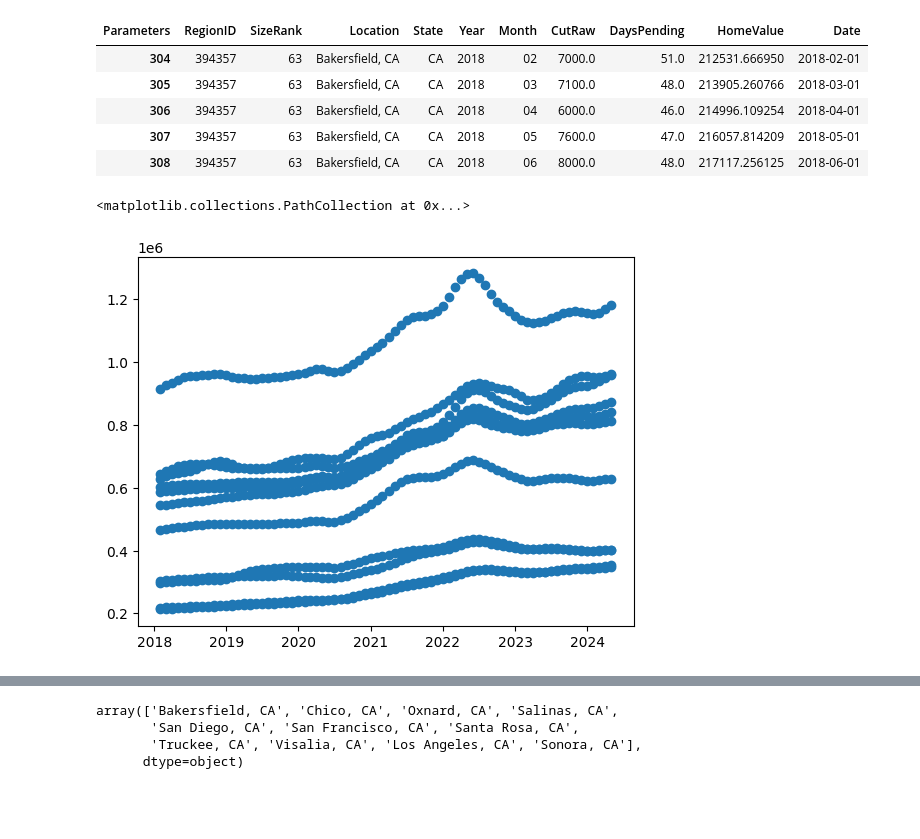
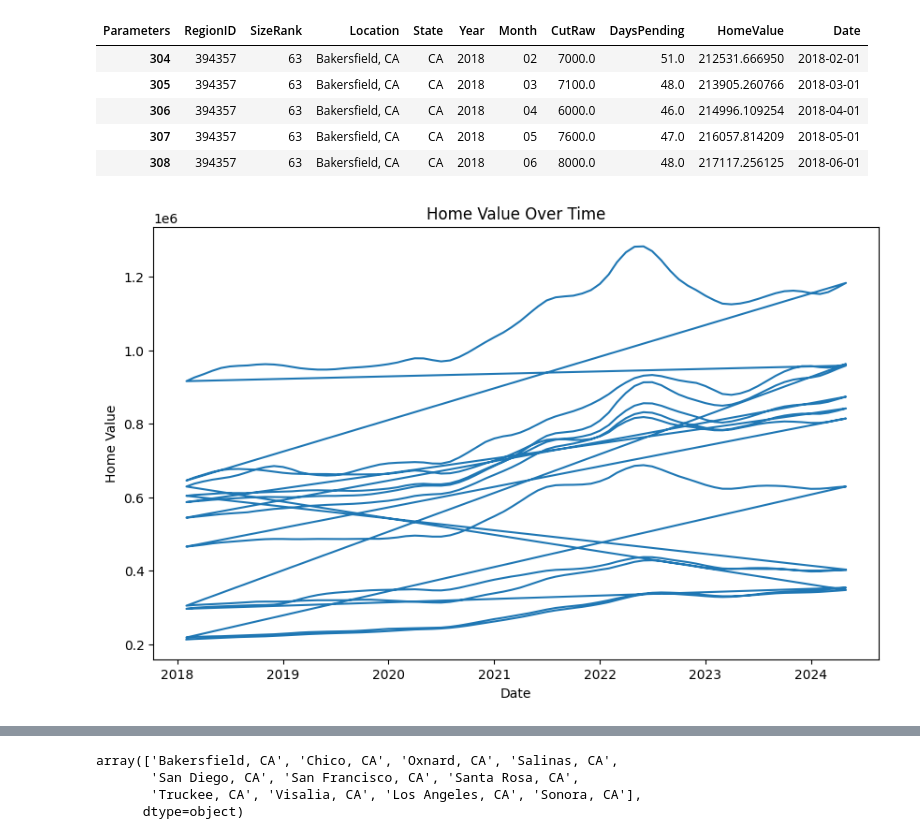
Before and after one commit to LindsClar/Real_Estate_Rep, a Jupyter notebook: Predicting_CA_Property_Through_Modeling.ipynb, the cells around one changed output, grey strips where cells are left out. Drawn from its saved outputs; the diff is of its cells as text; code cells hidden in the pictures; blank space fills up the shorter version.

```diff
--- a/Predicting_CA_Property_Through_Modeling.ipynb
+++ b/Predicting_CA_Property_Through_Modeling.ipynb
@@ -145,8 +135,13 @@ CA.head()
 | 306 | 394357 | 63 | Bakersfield, CA | CA | 2018 | 04 | 6000.0 | 46.0 | 214996.109254 | 2018-04-01 |
 | 307 | 394357 | 63 | Bakersfield, CA | CA | 2018 | 05 | 7600.0 | 47.0 | 216057.814209 | 2018-05-01 |
 | 308 | 394357 | 63 | Bakersfield, CA | CA | 2018 | 06 | 8000.0 | 48.0 | 217117.256125 | 2018-06-01 |
-# %%
-plt.scatter(CA['Date'], CA['HomeValue'])
-# %% [output]
-<matplotlib.collections.PathCollection at 0x...>
-[figure, removed]
+# %%
+plt.figure(figsize=(10, 6))
+plt.plot(CA['Date'], CA['HomeValue'])
+plt.xlabel('Date')
+plt.ylabel('Home Value')
+plt.title('Home Value Over Time')
+plt.show()
+#plt.scatter(CA['Date'], CA['HomeValue'])
+# %% [output]
+[figure, added]
```
Also changed, not shown: parts of 12 cells of this notebook.
